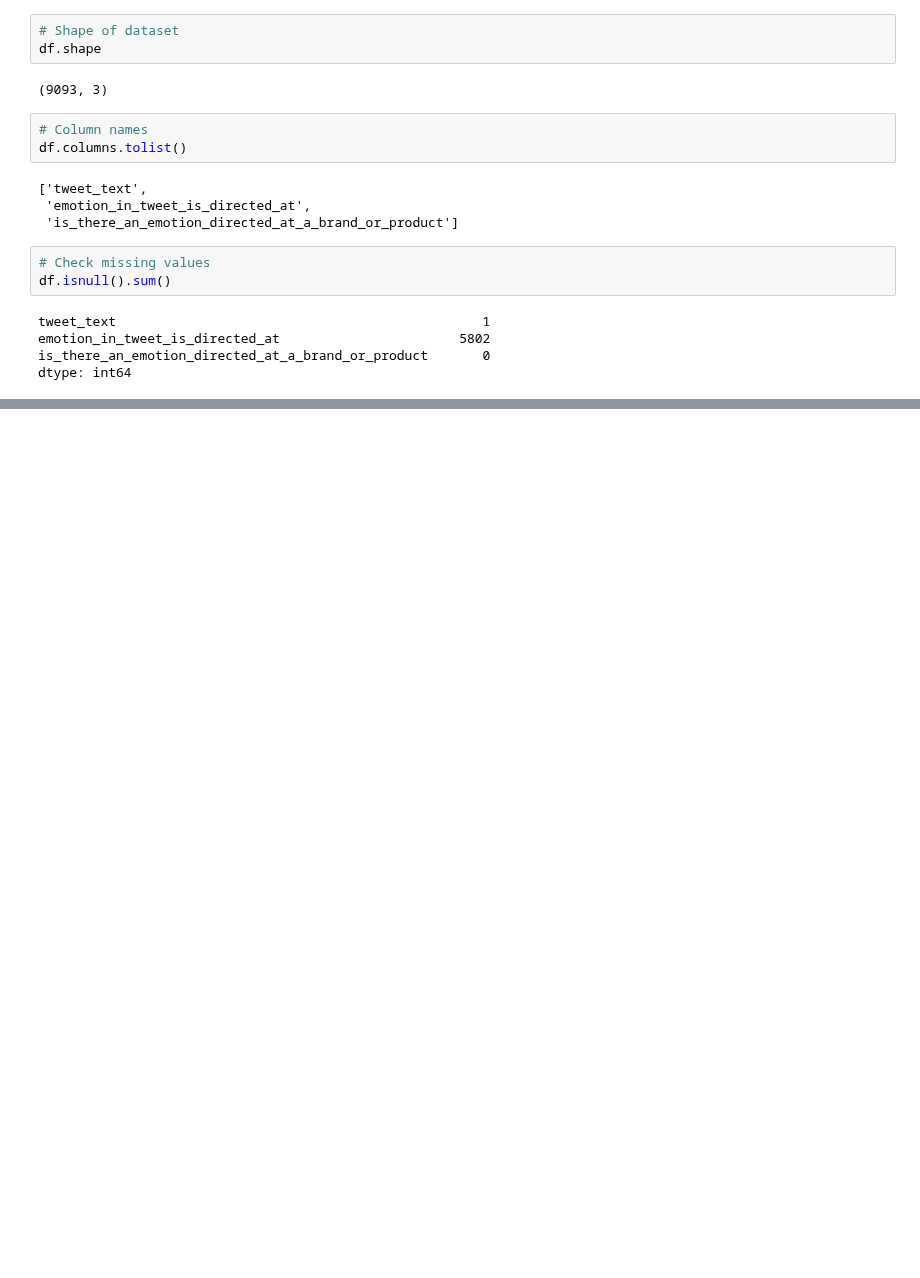
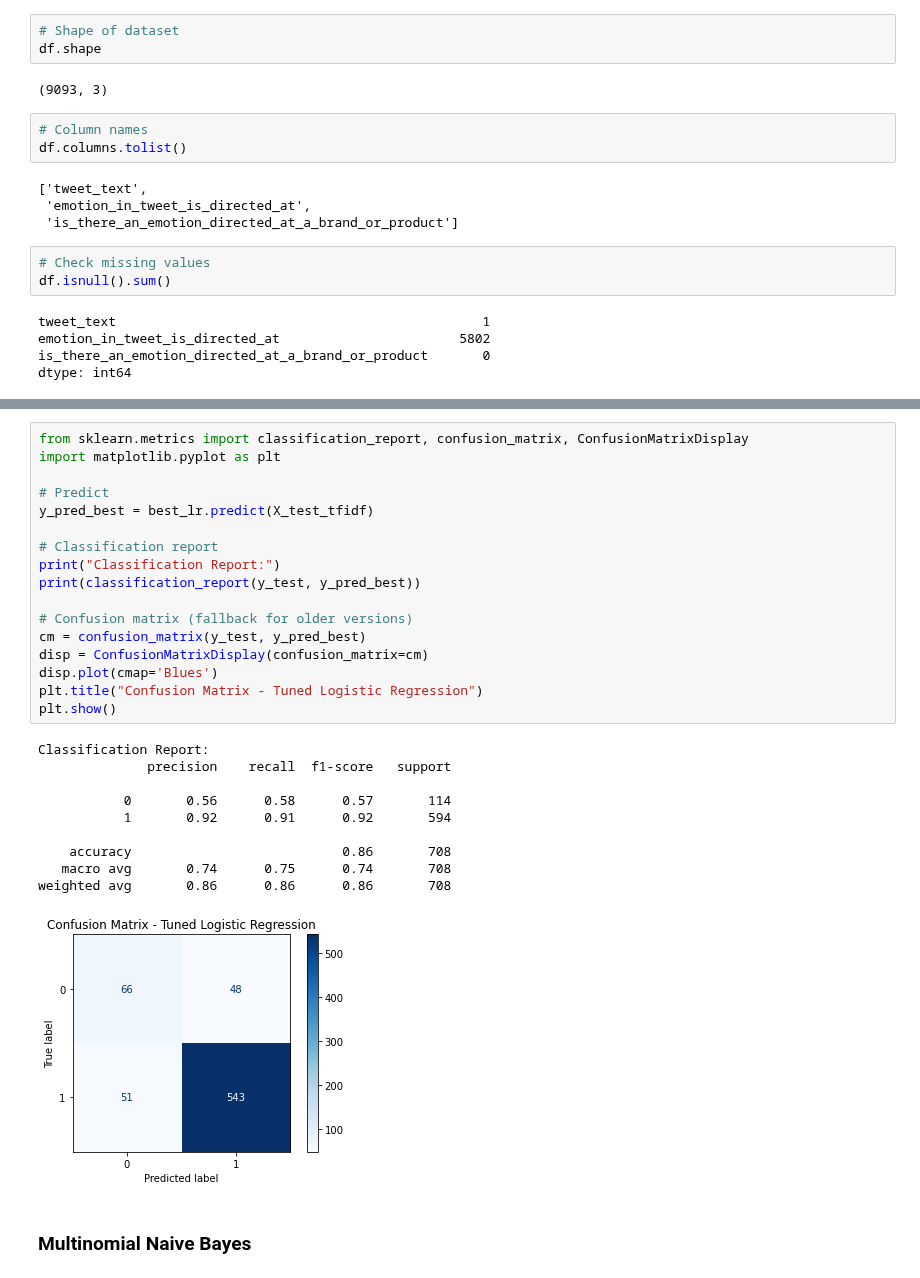
Before and after one commit to mwakad/NLP-models-for-twitter-sentiment-analysis--google-and-apple-products-, a Jupyter notebook: notebooks/abdirahman.ipynb, the cells around one changed output, grey strips where cells are left out. Cells and saved outputs as stored; diff of their text form; blank space fills up the shorter version.

```diff
--- a/notebooks/abdirahman.ipynb
+++ b/notebooks/abdirahman.ipynb
@@ -509,0 +290,30 @@ weighted avg       0.89      0.88      0.85       710
+# %%
+from sklearn.metrics import classification_report, confusion_matrix, ConfusionMatrixDisplay
+import matplotlib.pyplot as plt
+
+# Predict
+y_pred_best = best_lr.predict(X_test_tfidf)
+
+# Classification report
+print("Classification Report:")
+print(classification_report(y_test, y_pred_best))
+
+# Confusion matrix (fallback for older versions)
+cm = confusion_matrix(y_test, y_pred_best)
+disp = ConfusionMatrixDisplay(confusion_matrix=cm)
+disp.plot(cmap='Blues')
+plt.title("Confusion Matrix - Tuned Logistic Regression")
+plt.show()
+# %% [output]
+Classification Report:
+              precision    recall  f1-score   support
+
+           0       0.56      0.58      0.57       114
+           1       0.92      0.91      0.92       594
+
+    accuracy                           0.86       708
+   macro avg       0.74      0.75      0.74       708
+weighted avg       0.86      0.86      0.86       708
+[figure, added]
+# %% [markdown]
+### Multinomial Naive Bayes
```
Also changed, not shown: parts of 54 cells of this notebook.
